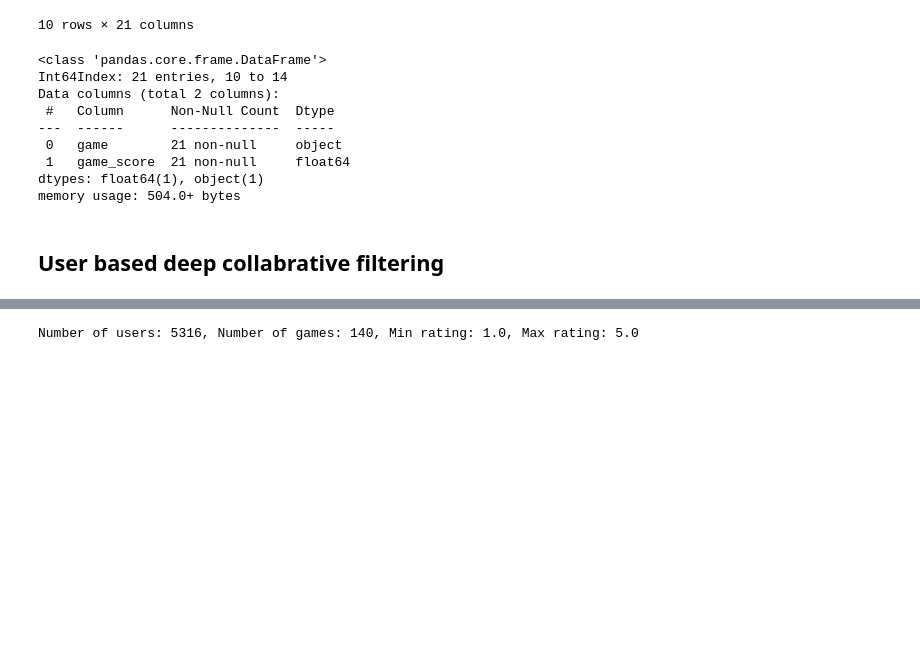
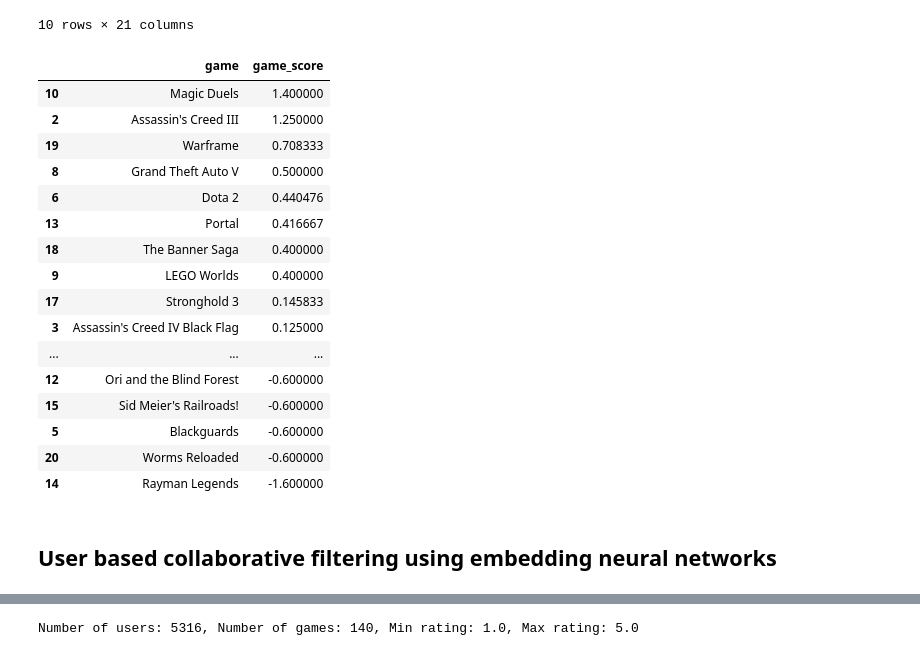
Before and after one commit to OmarEmad313/video-game-recommendation, a Jupyter notebook: video game recommendation with explicit rating/Video game recommendation with explicit data.ipynb, the cells around one changed output, grey strips where cells are left out. Cells and saved outputs as stored; diff of their text form; code cells hidden in the pictures; blank space fills up the shorter version.

```diff
--- a/video game recommendation with explicit rating/Video game recommendation with explicit data.ipynb
+++ b/video game recommendation with explicit rating/Video game recommendation with explicit data.ipynb
@@ -1296,46 +1294,54 @@ similar_user_games
 # %%
 # A dictionary to store item scores
 item_score = {}
 # Loop through items
 for i in similar_user_games.columns:
   # Get the ratings for movie i
   game_rating = similar_user_games[i]
   # Create a variable to store the score
   total = 0
   # Create a variable to store the number of scores
   count = 0
   # Loop through similar users
   for u in similar_users.index:
     if pd.isna(game_rating[u]) == False:
       # Score is the sum of user similarity score multiply by the movie rating
       score = similar_users[u] * game_rating[u]
       # Add the score to the total score for the movie so far
       total += score
       # Add 1 to the count
       count +=1
   # Get the average score for the item
   item_score[i] = total / count
 # Convert dictionary to pandas dataframe
 item_score = pd.DataFrame(item_score.items(), columns=['game', 'game_score'])
 
 # Sort the games by score
 ranked_item_score = item_score.sort_values(by='game_score', ascending=False)
 # Select top m games
 m = 300
-#ranked_item_score.head(m)
-ranked_item_score.info()
+ranked_item_score.head(m)
+#ranked_item_score.info()
 # %% [output]
-<class 'pandas.core.frame.DataFrame'>
-Int64Index: 21 entries, 10 to 14
-Data columns (total 2 columns):
- #   Column      Non-Null Count  Dtype
----  ------      --------------  -----
- 0   game        21 non-null     object
- 1   game_score  21 non-null     float64
-dtypes: float64(1), object(1)
-memory usage: 504.0+ bytes
+|  | game | game_score |
+| 10 | Magic Duels | 1.400000 |
+| 2 | Assassin's Creed III | 1.250000 |
+| 19 | Warframe | 0.708333 |
+| 8 | Grand Theft Auto V | 0.500000 |
+| 6 | Dota 2 | 0.440476 |
+| 13 | Portal | 0.416667 |
+| 18 | The Banner Saga | 0.400000 |
+| 9 | LEGO Worlds | 0.400000 |
+| 17 | Stronghold 3 | 0.145833 |
+| 3 | Assassin's Creed IV Black Flag | 0.125000 |
+| ... | ... | ... |
+| 12 | Ori and the Blind Forest | -0.600000 |
+| 15 | Sid Meier's Railroads! | -0.600000 |
+| 5 | Blackguards | -0.600000 |
+| 20 | Worms Reloaded | -0.600000 |
+| 14 | Rayman Legends | -1.600000 |
 # %% [markdown]
-## User based deep collabrative filtering
+## User based collaborative filtering using embedding neural networks
 # %%
 #user encoding
 user_ids = df["user_id"].unique().tolist()
```
Also changed, not shown: parts of 29 cells of this notebook, 12 other files.
